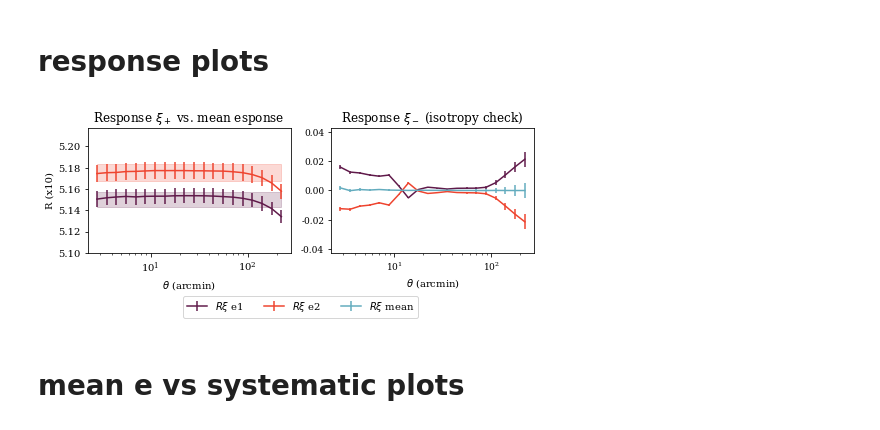
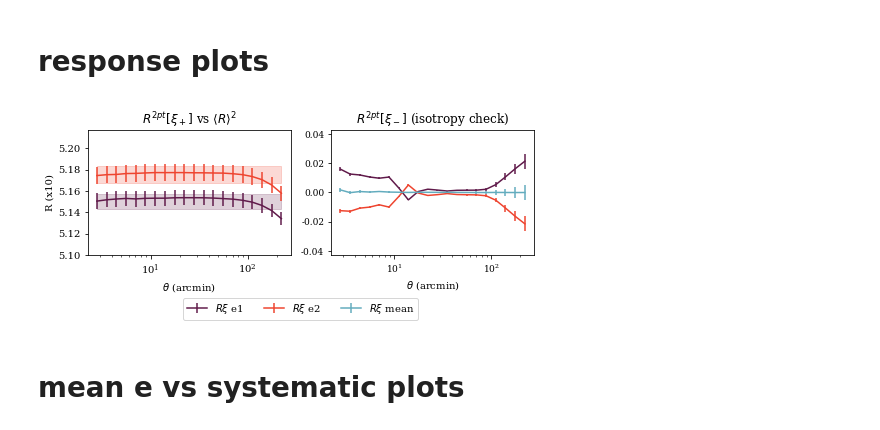
Before and after one commit to des-science/Y3_shearcat_tests, a Jupyter notebook: final_plots_paper/All_the_plots.ipynb, the cells around one changed output. Saved outputs shown, nothing was run; the diff lists cells and outputs as text; code cells hidden in the pictures.

```diff
--- a/final_plots_paper/All_the_plots.ipynb
+++ b/final_plots_paper/All_the_plots.ipynb
@@ -395,7 +395,7 @@ from matplotlib.ticker import FormatStrFormatter
 R_e1 = np.ones(len(total_dict['theta']))*(total_dict['normale_response']['R11_1']*total_dict['normale_response']['R11_2'])
 R_e2 = np.ones(len(total_dict['theta']))*(total_dict['normale_response']['R22_1']*total_dict['normale_response']['R22_2'])
 
-ax[0].set_title(r'Response $\xi_+$ vs. mean esponse')#,y=1.1)
+ax[0].set_title(r'$R^{2pt} [\xi_+]$'+' vs '+r'$ \langle R\rangle^2$')#,y=1.1)
 ff = 10
 ax[0].fill_between(total_dict['theta'], ff*R_e1+ff*total_dict['R1']['err'],ff*R_e1-ff*total_dict['R1']['err'], alpha=.2,label = r'$<R>^2$ e1',color=colors[0])
 ax[0].fill_between(total_dict['theta'], ff*R_e2+ff*total_dict['R2']['err'],ff*R_e2-ff*total_dict['R2']['err'], alpha=.2,label = r'$<R>^2$ e2',color=colors[1])
@@ -410,35 +410,35 @@ ax[0].set_ylabel('R (x10)')
 
 miny = min([min(total_dict['tt']['xip_R_E2']),min(total_dict['tt']['xip_R_E1']),min(R_e2-total_dict['R2']['err']),min(R_e1-total_dict['R1']['err'])])
 maxy = max([max(total_dict['tt']['xip_R_E2']),max(total_dict['tt']['xip_R_E1']),max(R_e2+total_dict['R2']['err']),max(R_e1+total_dict['R1']['err'])])
 
 dm = ff*(maxy-miny)*0.7
 ax[0].set_ylim(ff*miny-dm,dm+ ff*maxy)
 plt.xscale('log', nonposx='clip')
 
-ax[1].set_title(r'Response $\xi_-$ (isotropy check)')#,y=1.1)
+ax[1].set_title(r'$R^{2pt} [\xi_-]$'+ ' (isotropy check)')#,y=1.1)
 
 ax[1].errorbar(total_dict['theta'], ff*total_dict['tt']['xim_R_E1'], ff*total_dict['tt']['cov_xim_R_E1']['err'],label = r'$R{\xi}$ e1',color=colors[0])
 ax[1].errorbar(total_dict['theta'], ff*total_dict['tt']['xim_R_E2'],ff* total_dict['tt']['cov_xim_R_E1']['err'], label = r'$R{\xi}$ e2',color=colors[1])
 ax[1].errorbar(total_dict['theta'], 0.5*(ff*total_dict['tt']['xim_R_E1']+ff*total_dict['tt']['xim_R_E2']), 0.5*ff*(total_dict['tt']['cov_xim_R_E1']['err']+total_dict['tt']['cov_xim_R_E2']['err']), label = r'$R{\xi}$ mean',color=colors[2])
 
 ax[1].set_xlabel(r'$\theta$ (arcmin)')
 
 miny = min([min(total_dict['tt']['xim_R_E2']),min(total_dict['tt']['xim_R_E1'])])
 maxy = max([max(total_dict['tt']['xim_R_E2']),max(total_dict['tt']['xim_R_E1'])])
 
 
 ax[1].set_ylim(2*ff*miny,2* ff*maxy)
 #plt.tight_layout()
 plt.xscale('log', nonposx='clip')
 ax[1].yaxis.set_major_formatter(FormatStrFormatter('%.2f'))
 ax[1].tick_params(labelsize=9)
 #plt.legend(loc='upper right', bbox_to_anchor=(1.8, 0.8), ncol=1)
 ax[1].legend(loc='upper center', bbox_to_anchor=(-0.15, -0.3), ncol=3)
 plt.gcf().subplots_adjust(bottom=0.3)
 plt.savefig('./figures/xip_tot.pdf',bbox_inches='tight')
 plt.show()
 # %% [output]
-[figure, old version]
+[figure, new version]
 # %% [markdown]
 # mean e vs systematic plots
 # %%
```
Also changed, not shown: parts of 6 cells of this notebook, 10 other files.
